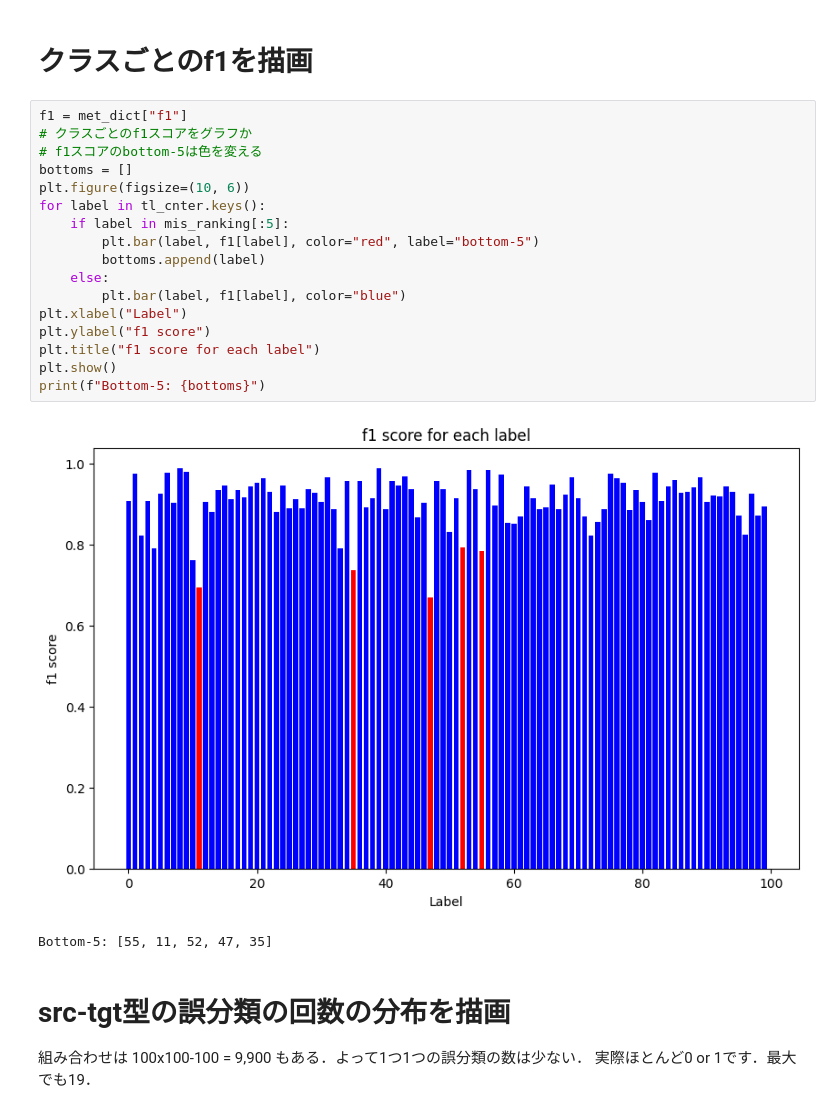
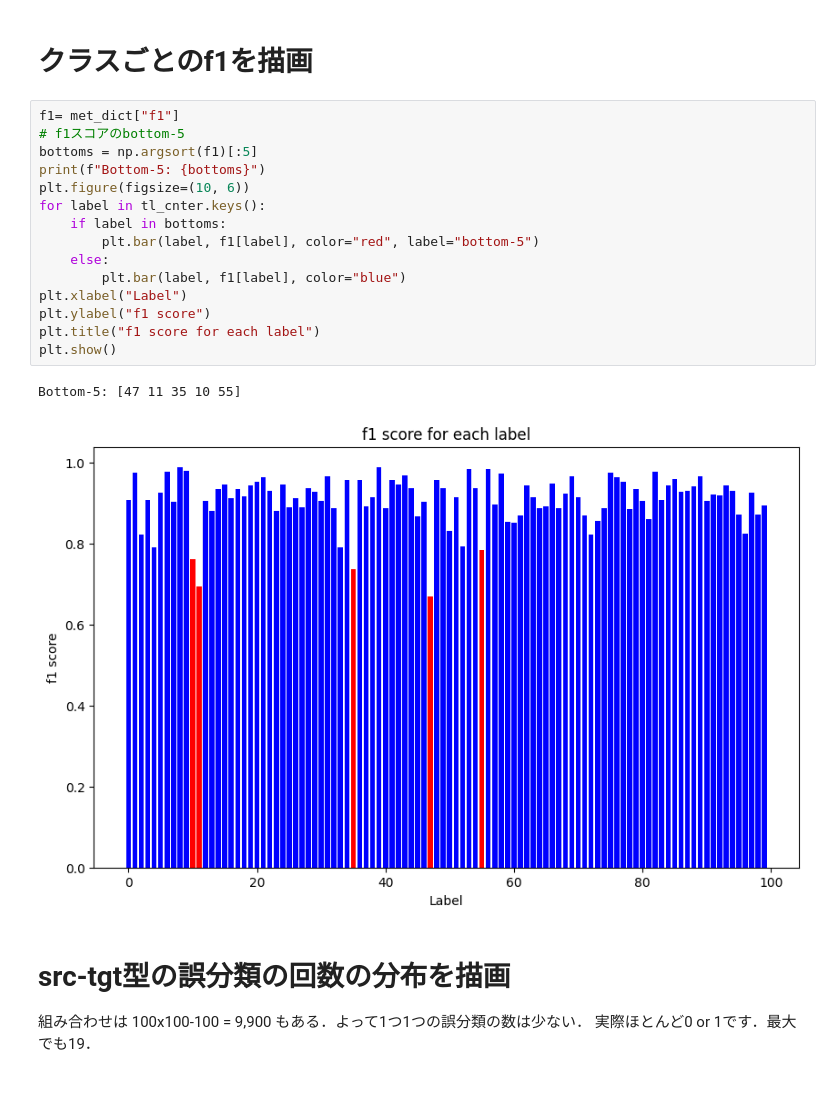
Before and after one commit to posl/RepTran-replication, a Jupyter notebook: src/007a_check_misclassification_type.ipynb, the cells around one changed output. Saved outputs shown, nothing was run; the diff lists cells and outputs as text.

```diff
--- a/src/007a_check_misclassification_type.ipynb
+++ b/src/007a_check_misclassification_type.ipynb
@@ -94,25 +94,23 @@ Correlation: 0.00890272158962515
 # %% [markdown]
 # クラスごとのf1を描画
 # %%
-f1 = met_dict["f1"]
-# クラスごとのf1スコアをグラフか
-# f1スコアのbottom-5は色を変える
-bottoms = []
+f1= met_dict["f1"]
+# f1スコアのbottom-5
+bottoms = np.argsort(f1)[:5]
+print(f"Bottom-5: {bottoms}")
 plt.figure(figsize=(10, 6))
 for label in tl_cnter.keys():
-    if label in mis_ranking[:5]:
+    if label in bottoms:
         plt.bar(label, f1[label], color="red", label="bottom-5")
-        bottoms.append(label)
     else:
         plt.bar(label, f1[label], color="blue")
 plt.xlabel("Label")
 plt.ylabel("f1 score")
 plt.title("f1 score for each label")
 plt.show()
-print(f"Bottom-5: {bottoms}")
 # %% [output]
+Bottom-5: [47 11 35 10 55]
-[figure, old version]
+[figure, new version]
-Bottom-5: [55, 11, 52, 47, 35]
 # %% [markdown]
 # src-tgt型の誤分類の回数の分布を描画
 組み合わせは 100x100-100 = 9,900 もある．よって1つ1つの誤分類の数は少ない．
```
Also changed, not shown: parts of 1 cell of this notebook, 6 other files.
